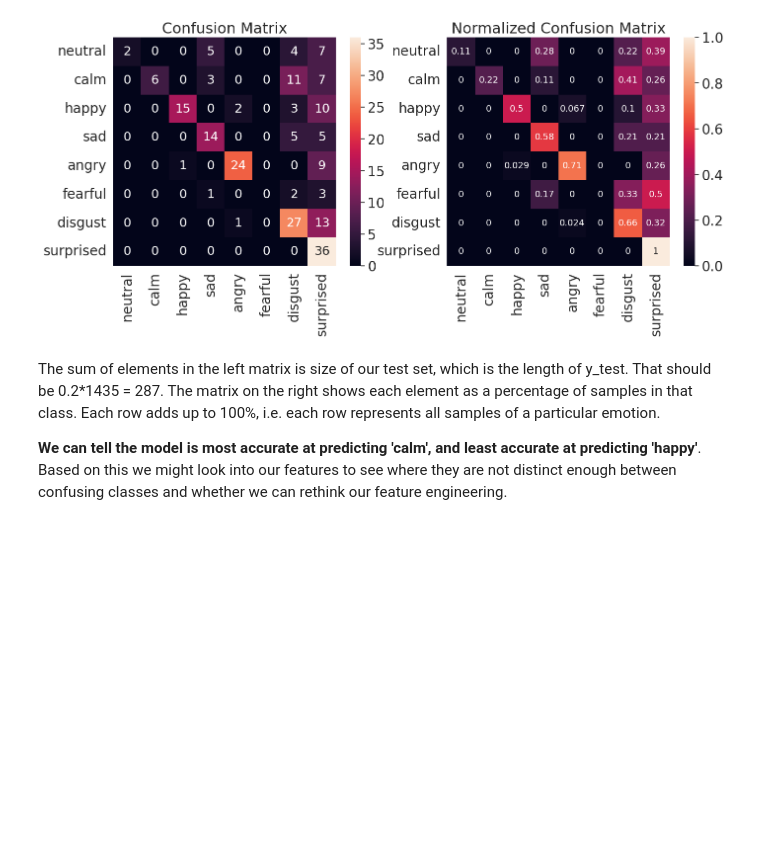
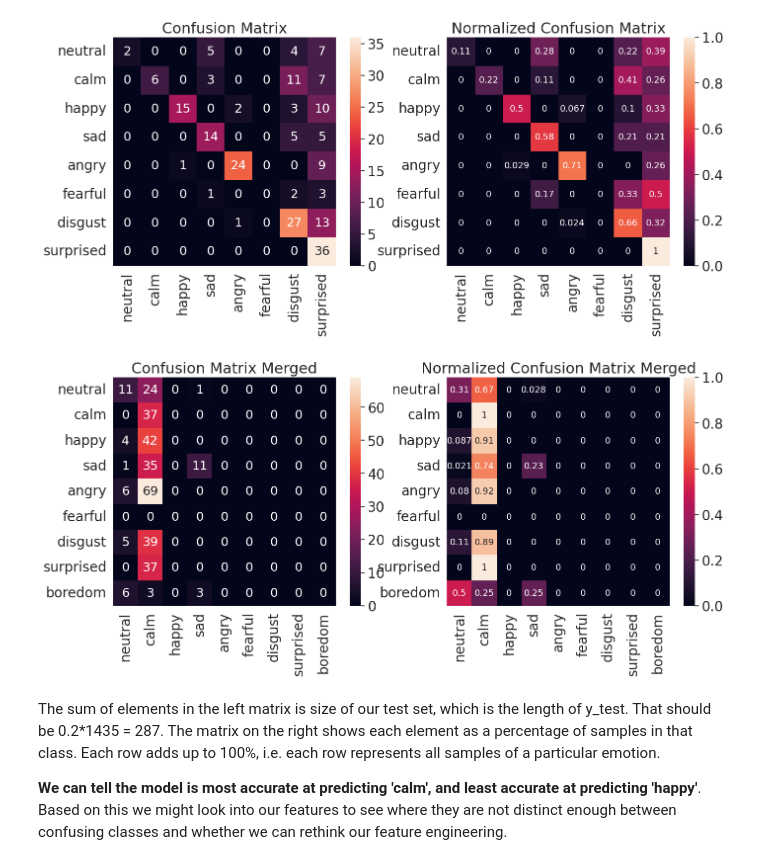
Before and after one commit to goose2711/Week4-Neural_Network, a Jupyter notebook: Week4__Neural_Networks.ipynb, the cells around one changed output. Saved outputs shown, nothing was run; the diff lists cells and outputs as text; code cells hidden in the pictures; blank space fills up the shorter version.

```diff
--- a/Week4__Neural_Networks.ipynb
+++ b/Week4__Neural_Networks.ipynb
@@ -893,6 +876,40 @@ plt.show()
 # %% [output]
 ['neutral', 'calm', 'happy', 'sad', 'angry', 'fearful', 'disgust', 'surprised']
 [figure]
+# %%
+#Confusion matrix Predictions for Merged dataset
+
+from sklearn.metrics import confusion_matrix
+import seaborn as sn # I like seaborn's confusion matrix over sklearn's default
+
+# get predictions on test set
+test_emotion_predictionsMerged = model.predict(X_testMerged)
+test_emotion_groundtruthMerged = y_testMerged
+
+emotion_listMerged =['neutral','calm','happy','sad','angry','fearful','disgust','surprised','boredom']
+
+emotion_nameMerged = [emotion for emotion in emotion_listMerged]
+
+# build confusion matrix and normalized confusion matrix
+conf_matrixMerged = confusion_matrix(test_emotion_groundtruthMerged, test_emotion_predictionsMerged, labels=emotion_listMerged)
+conf_matrix_normMerged = confusion_matrix(test_emotion_groundtruthMerged, test_emotion_predictionsMerged,normalize='true', labels=emotion_listMerged)
+
+# make a confusion matrix with labels using a DataFrame
+confmatrix_dfMerged = pd.DataFrame(conf_matrixMerged, index=emotion_nameMerged, columns=emotion_nameMerged)
+confmatrix_df_normMerged = pd.DataFrame(conf_matrix_normMerged, index=emotion_nameMerged, columns=emotion_nameMerged)
+
+plt.figure(figsize=(16,6))
+sn.set(font_scale=1.8) # emotion label and title size
+plt.subplot(1,2,1)
+plt.title('Confusion Matrix Merged')
+sn.heatmap(confmatrix_dfMerged, annot=True, annot_kws={"size": 18}) #annot_kws is value font
+plt.subplot(1,2,2)
+plt.title('Normalized Confusion Matrix Merged')
+sn.heatmap(confmatrix_df_normMerged, annot=True, annot_kws={"size": 13}) #annot_kws is value font
+
+plt.show()
+# %% [output]
+[figure, added]
 # %% [markdown]
 The sum of elements in the left matrix is size of our test set, which is the length of y_test. That should be 0.2*1435 = 287. The matrix on the right shows each element as a percentage of samples in that class. Each row adds up to 100%, i.e. each row represents all samples of a particular emotion.
 
```
Also changed, not shown: parts of 9 cells of this notebook.
